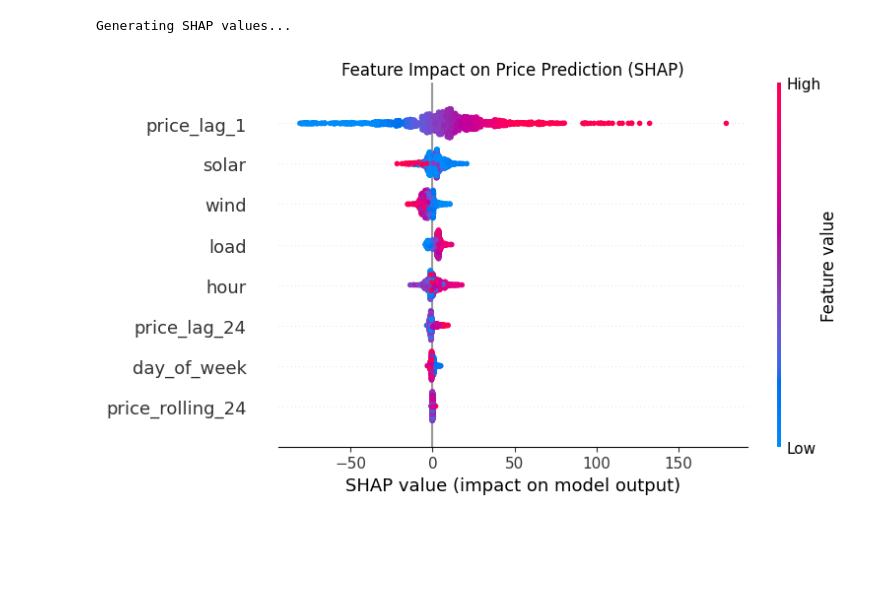
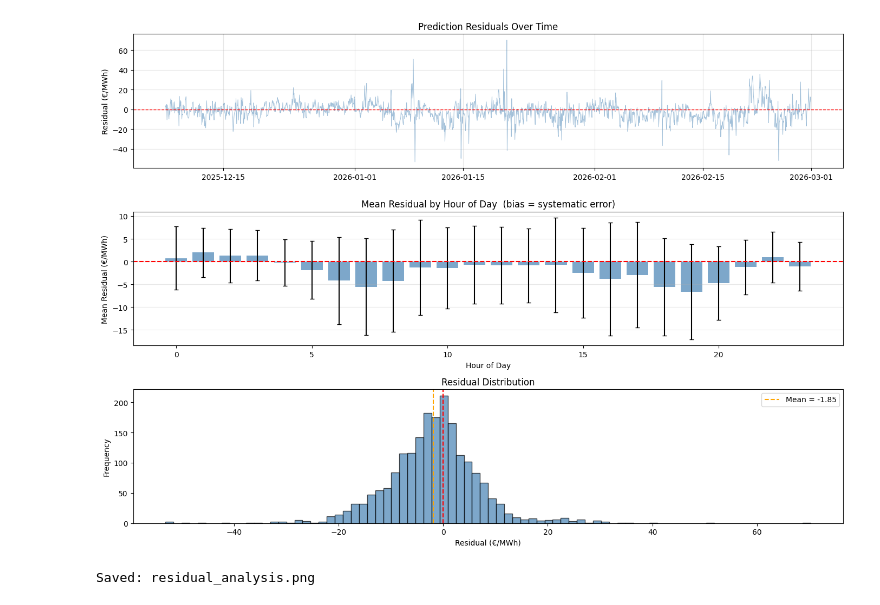
Before and after one commit to Parthrajsinh-Dabhi/German-Energy-Forecast, a Jupyter notebook: Notebooks/analysis.ipynb, the cells around one changed output. Saved outputs shown, nothing was run; the diff lists cells and outputs as text; code cells hidden in the pictures; blank space fills up the shorter version.

```diff
--- a/Notebooks/analysis.ipynb
+++ b/Notebooks/analysis.ipynb
@@ -194,19 +312,45 @@ plt.show()
 # %%
-print("Generating SHAP values...")
+residuals = y_test.values - xgb_preds
 
-explainer = shap.TreeExplainer(xgb_model)
-shap_values = explainer.shap_values(X_test)
+fig, axes = plt.subplots(3, 1, figsize=(14, 10))
 
-plt.figure(figsize=(10,6))
+# Residuals over time
+axes[0].plot(time_test.values, residuals, alpha=0.5, linewidth=0.7, color="steelblue")
+axes[0].axhline(0, color="red", linestyle="--", linewidth=1)
+axes[0].set_ylabel("Residual (€/MWh)")
+axes[0].set_title("Prediction Residuals Over Time")
+axes[0].grid(alpha=0.3)
 
-shap.summary_plot(shap_values, X_test, show=False)
+# Residuals by hour of day
+residual_df = pd.DataFrame({
+    "residual": residuals,
+    "hour": df["hour"].iloc[split_index:].values,
+    "day_of_week": df["day_of_week"].iloc[split_index:].values
+})
+hourly_res = residual_df.groupby("hour")["residual"].agg(["mean", "std"]).reset_index()
+axes[1].bar(hourly_res["hour"], hourly_res["mean"],
+            yerr=hourly_res["std"], capsize=3, color="steelblue", alpha=0.7)
+axes[1].axhline(0, color="red", linestyle="--")
+axes[1].set_xlabel("Hour of Day")
+axes[1].set_ylabel("Mean Residual (€/MWh)")
+axes[1].set_title("Mean Residual by Hour of Day  (bias = systematic error)")
+axes[1].grid(alpha=0.3, axis="y")
 
-plt.title("Feature Impact on Price Prediction (SHAP)")
+# Residual distribution
+axes[2].hist(residuals, bins=80, edgecolor="black", color="steelblue", alpha=0.7)
+axes[2].axvline(0, color="red", linestyle="--")
+axes[2].axvline(np.mean(residuals), color="orange", linestyle="--",
+                label=f"Mean = {np.mean(residuals):.2f}")
+axes[2].set_xlabel("Residual (€/MWh)")
+axes[2].set_ylabel("Frequency")
+axes[2].set_title("Residual Distribution")
+axes[2].legend()
+
 plt.tight_layout()
-
-plt.savefig("shap_summary.png", dpi=300, bbox_inches='tight')
+plt.savefig("residual_analysis.png", dpi=200, bbox_inches="tight")
 plt.show()
+print("Saved: residual_analysis.png")
 # %% [output]
+[figure, new version]
-Generating SHAP values...
+Saved: residual_analysis.png
-[figure, old version]
 # %%
```
Also changed, not shown: parts of 15 cells of this notebook.
